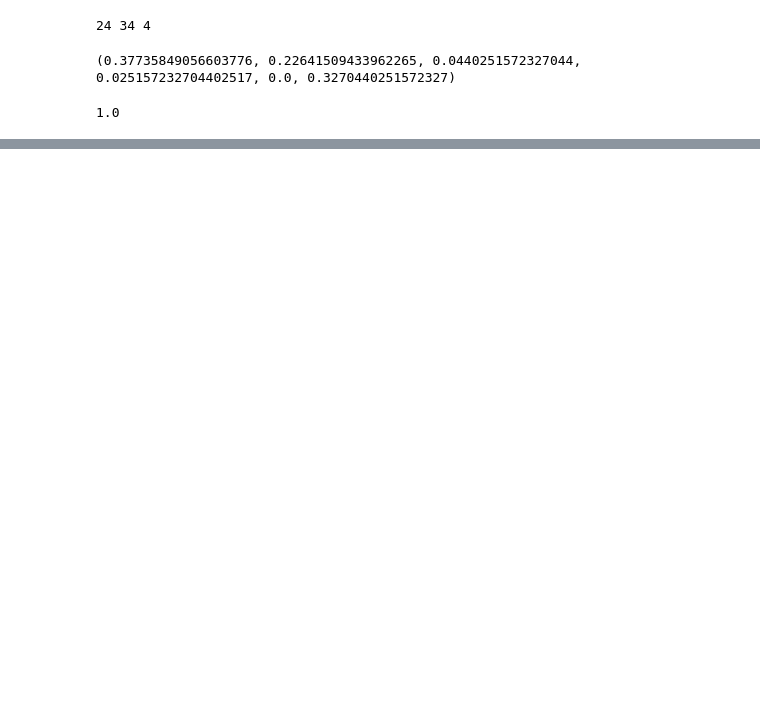
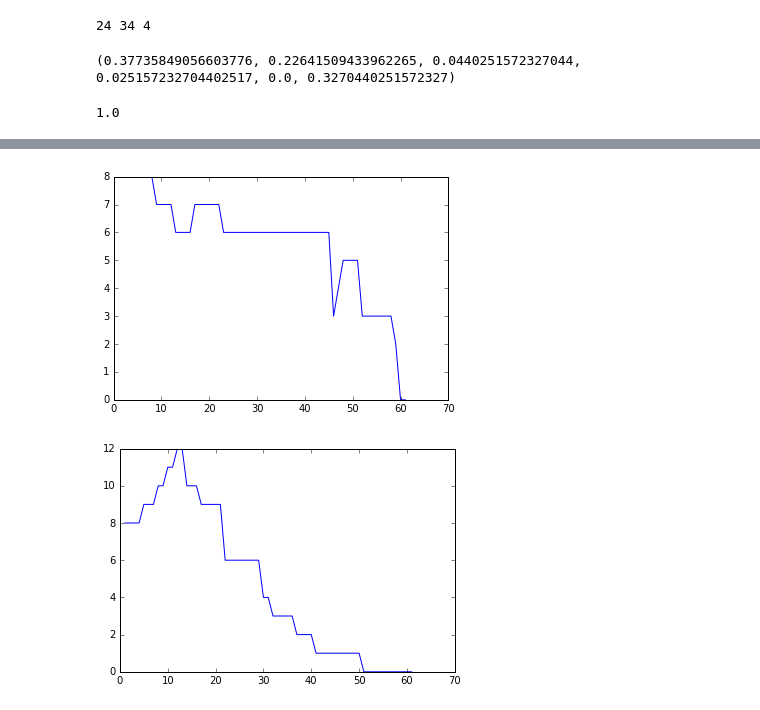
Before and after one commit to vms10/redestcs, a Jupyter notebook: Ejercicio2.ipynb, the cells around one changed output, grey strips where cells are left out. Cells and saved outputs as stored; diff of their text form; code cells hidden in the pictures; blank space fills up the shorter version.

```diff
--- a/Ejercicio2.ipynb
+++ b/Ejercicio2.ipynb
@@ -231,0 +276,43 @@ print(Que_tan_anomala_es_la_red)
+# %%
+def Diam (H):
+    Gcc = sorted(nx.connected_component_subgraphs(H), key=len, reverse=True)
+    G0 = Gcc[0]
+    return nx.diameter(G0)
+
+def Sacando_nodos(Grafo,GN):
+    ComponenteGigante=[]
+    N=0
+    for g,n in GN:
+        if N<61:
+
+            N+=1
+            Grafo.remove_node(n)
+            ComponenteGigante.append([Diam(Grafo),N])
+
+    return(ComponenteGigante)
+# %%
+KAKA=Sacando_nodos(G1,GNordenado)
+# %%
+KAKA1=Sacando_nodos(G2,GNordenadoUP)
+# %%
+y_KAKA=[]
+for n,g in KAKA:
+    y_KAKA.append(n)
+x_KAKA=[]
+for n,g in KAKA:
+    x_KAKA.append(g)
+
+y_KAKA1=[]
+for n,g in KAKA1:
+    y_KAKA1.append(n)
+x_KAKA1=[]
+for n,g in KAKA1:
+    x_KAKA1.append(g)
+
+plt.plot(x_KAKA,y_KAKA)
+plt.show()
+plt.plot(x_KAKA1,y_KAKA1)
+plt.show()
+# %% [output]
+[figure, added]
+[figure, added]
```
Also changed, not shown: parts of 9 cells of this notebook.
